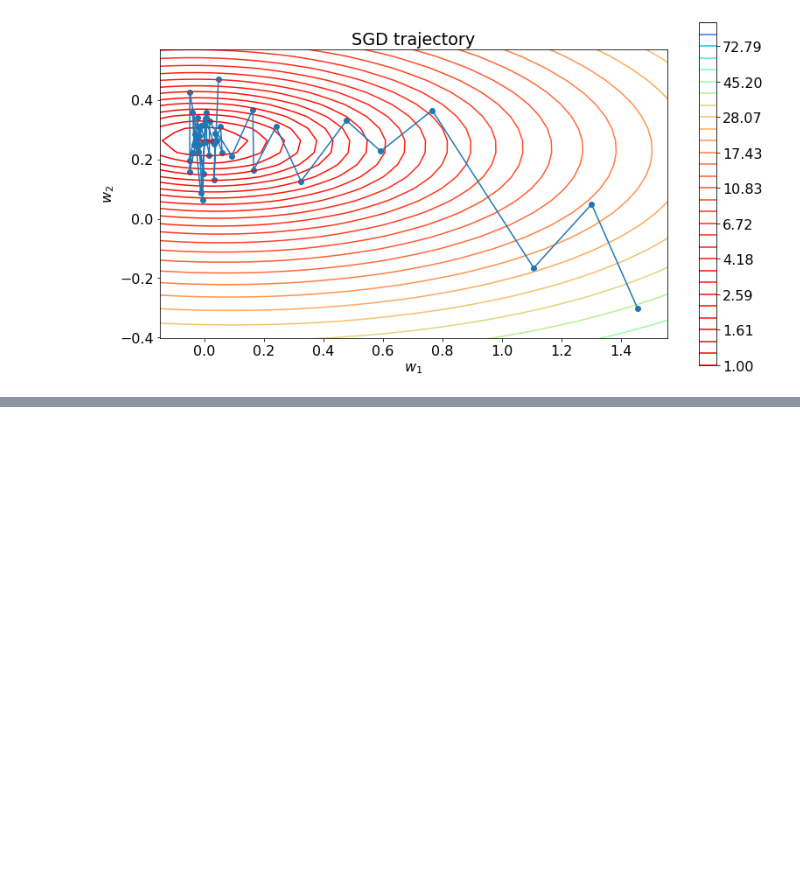
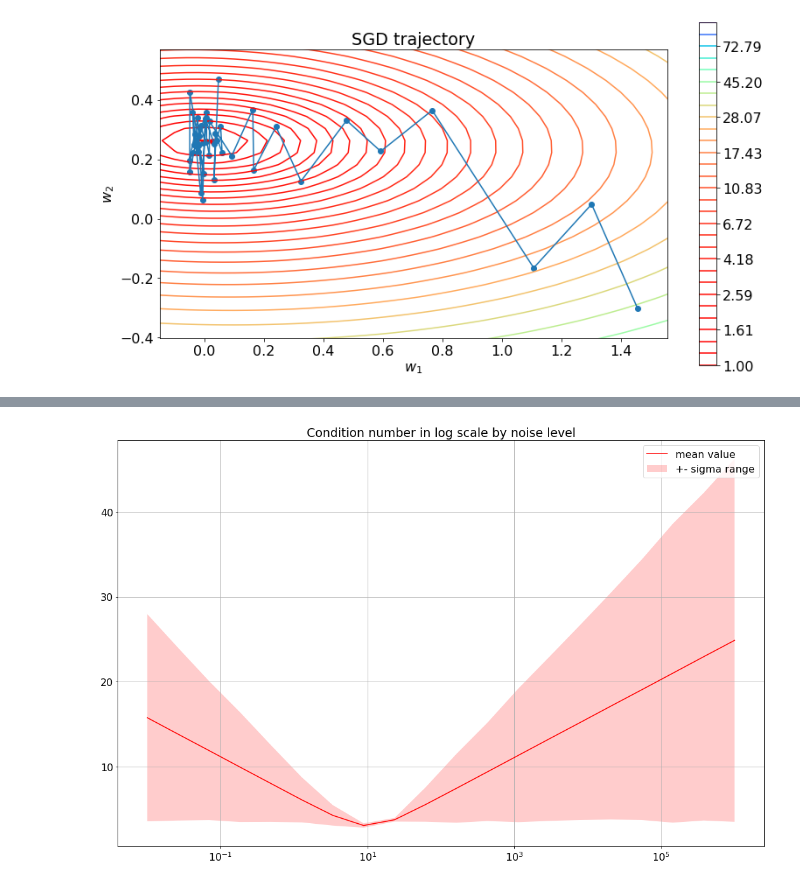
Before and after one commit to ZavGeorge/ML_model, a Jupyter notebook: LinearRegression/linear_model.ipynb, the cells around one changed output, grey strips where cells are left out. Saved outputs shown, nothing was run; the diff lists cells and outputs as text; code cells hidden in the pictures; blank space fills up the shorter version.

```diff
--- a/LinearRegression/linear_model.ipynb
+++ b/LinearRegression/linear_model.ipynb
@@ -216,0 +322,7 @@ plt.plot(w_history_list[:, 0], w_history_list[:, 1])
+# %%
+lr = 1e-3
+sgd_lr = 0.1
+num_steps = 250
+noise_eps_seq = np.logspace(-2, 6, 20)
+
+w_0 = np.random.uniform(-2, 2, (n_features))
@@ -216,0 +375,35 @@ plt.plot(w_history_list[:, 0], w_history_list[:, 1])
+# %%
+def visualise(mu, sigma, points, title=None, greater_than_zero=False, log_scale=False):
+    if greater_than_zero:
+        mu = np.clip(mu, 0, mu.max())
+
+    fig, ax = plt.subplots(1, 1, figsize=(15, 10))
+    plt.plot(points, mu, "r", label="mean value")
+    _x = np.concatenate((points, points[::-1]))
+    _y = np.concatenate((
+        [mu[i] - sigma[i] for i in range(len(points))],
+        [mu[i] + sigma[i] for i in range(len(points)-1, -1, -1)],
+    ))
+    if greater_than_zero:
+        _y = np.clip(_y, 0, _y.max())
+    plt.fill(_x, _y, fc='r', alpha=.2, ec=None, label='+- sigma range')
+
+    if log_scale:
+        ax.set_xscale('log')
+
+    if title is not None:
+        plt.title(title)
+    plt.legend()
+    plt.tight_layout()
+    plt.grid()
+# %%
+visualise(
+    np.log(condition_numbers[:, 0]),
+    np.log(condition_numbers[:, 1]),
+    noise_eps_seq,
+    title='Condition number in log scale by noise level',
+    greater_than_zero=True,
+    log_scale=True
+)
+# %% [output]
+[figure, added]
```
Also changed, not shown: parts of 7 cells of this notebook.
